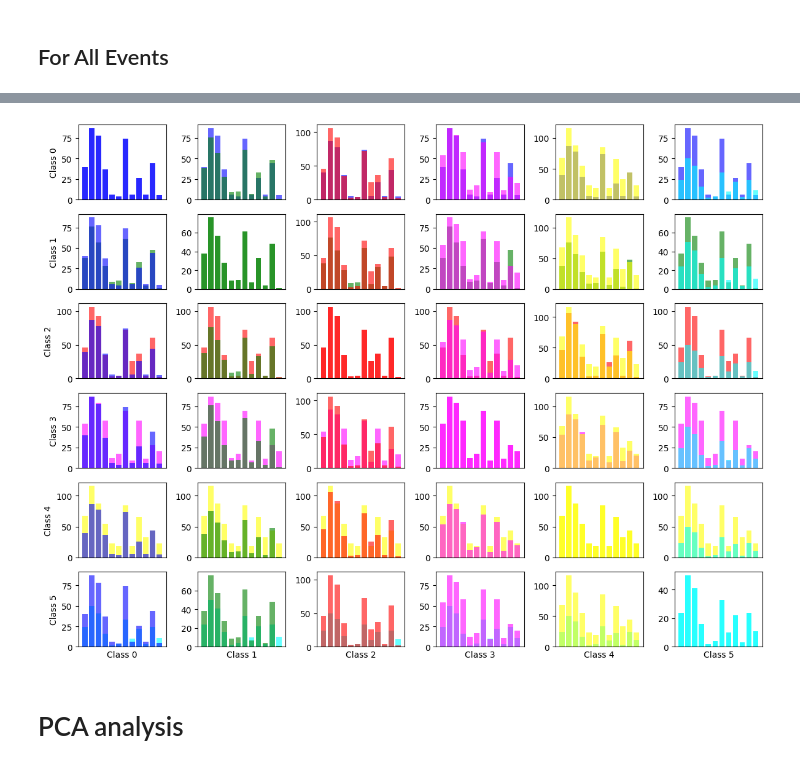
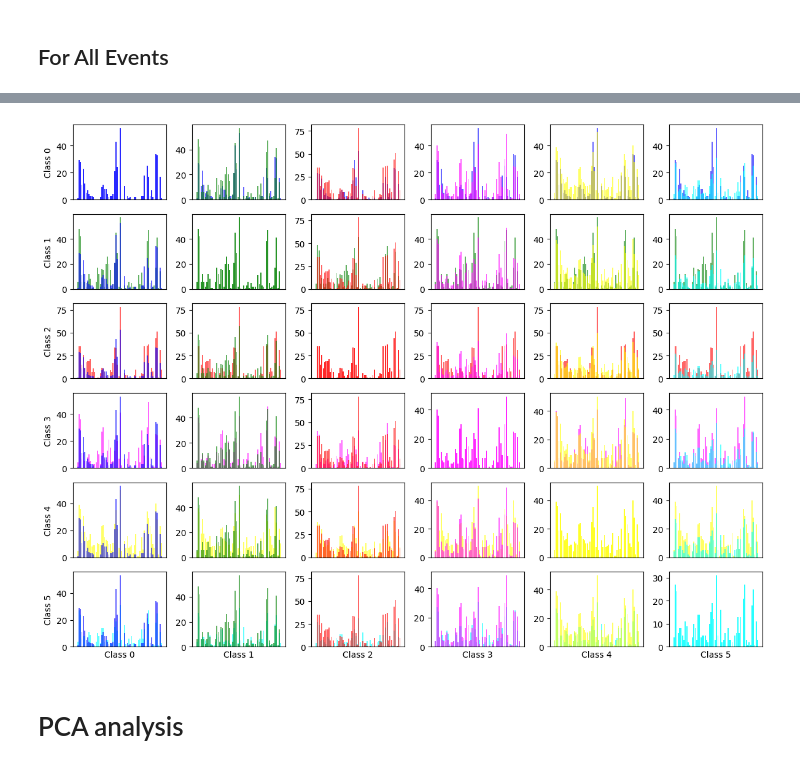
Before and after one commit to Fabiocufino/CMS-SpikingNeuralNetwork, a Jupyter notebook: Code/KNN.ipynb, the cells around one changed output, grey strips where cells are left out. Cells and saved outputs as stored; diff of their text form; code cells hidden in the pictures.

Commit message:
Pattern Neuron  V2.0

```diff
--- a/Code/KNN.ipynb
+++ b/Code/KNN.ipynb
@@ -94,0 +105,2 @@ plt.scatter(t_neur, ev1['Stream'][ev1['ID'] == 2], c='g')
+# %%
+tau = 1e-9
@@ -95,6 +111,6 @@ plt.scatter(t_neur, ev1['Stream'][ev1['ID'] == 2], c='g')
 # %%
-min_t_track = np.min(t_track)
-max_t_track = np.max(t_track)
+min_t_track = np.min(t_track)- 7*tau
+max_t_track = np.max(t_track)+ 7*tau
 
 mask_sel_neur = np.logical_and(t_neur>min_t_track, t_neur<max_t_track)
 mask_sel_neur
@@ -109,12 +130,9 @@ plt.xlim(min_t_track, max_t_track)
 # %%
 #Using min_t_track and max_t_track,let's bin in 10 bins the time interval and put the hits of neuron inside the bins
-n_bins = 12
+n_bins = 40
 bins = np.arange(1, n_bins+1)
 print(bins.shape)
 print(bins)
 hist_y, bin_edges_y = np.histogram(hit_neur[mask_sel_neur], bins=bins)
 hist_y
-# bins = np.linspace(min_t_track, max_t_track, n_bins)
-# hist, bin_edges = np.histogram(t_neur, bins=bins)
-# hist
 # %% [output]
@@ -142,8 +162,8 @@ def get_hist_neuron(N_EV, data, N_NEUR):
     t_neur = ev1['Time'][ev1['ID'] == 2]
     hit_neur = ev1['Stream'][ev1['ID'] == 2]
 
-    min_t_track = np.min(t_track) - 0.4e-7
-    max_t_track = np.max(t_track) + 0.4e-7
+    min_t_track = np.min(t_track) - 0.01e-7
+    max_t_track = np.max(t_track) + 0.01e-7
     mask_sel_neur = np.logical_and(t_neur>min_t_track, t_neur<max_t_track)
 
     bins = np.arange(0, N_NEUR+1)
@@ -183,10 +203,12 @@ for EV in N_EV_class5:
 # %%
-hist0 = np.zeros(12)
-hist1 = np.zeros(12)
-hist2 = np.zeros(12)
-hist3 = np.zeros(12)
-hist4 = np.zeros(12)
-hist5 = np.zeros(12)
+N_NEUR = 60
+
+hist0 = np.zeros(N_NEUR)
+hist1 = np.zeros(N_NEUR)
+hist2 = np.zeros(N_NEUR)
+hist3 = np.zeros(N_NEUR)
+hist4 = np.zeros(N_NEUR)
+hist5 = np.zeros(N_NEUR)
 
 H0 = []
 H1 = []
@@ -196,66 +218,66 @@ H4 = []
 H5 = []
 
 for EV in N_EV_class0:
-    hist0 = hist0 + get_hist_neuron(EV, data,12)
-    H0.append(get_hist_neuron(EV, data,12))
+    hist0 = hist0 + get_hist_neuron(EV, data,N_NEUR)
+    H0.append(get_hist_neuron(EV, data,N_NEUR))
 
 
 for EV in N_EV_class1:
-    hist1 = hist1 + get_hist_neuron(EV, data,12)
-    H1.append(get_hist_neuron(EV, data,12))
+    hist1 = hist1 + get_hist_neuron(EV, data,N_NEUR)
+    H1.append(get_hist_neuron(EV, data,N_NEUR))
 
 
 
 for EV in N_EV_class2:
-    hist2 = hist2 + get_hist_neuron(EV, data,12)
-    H2.append(get_hist_neuron(EV, data,12))
+    hist2 = hist2 + get_hist_neuron(EV, data,N_NEUR)
+    H2.append(get_hist_neuron(EV, data,N_NEUR))
 
 
 
 for EV in N_EV_class3:
-    hist3 = hist3 + get_hist_neuron(EV, data,12)
-    H3.append(get_hist_neuron(EV, data,12))
+    hist3 = hist3 + get_hist_neuron(EV, data,N_NEUR)
+    H3.append(get_hist_neuron(EV, data,N_NEUR))
 
 
 
 
 for EV in N_EV_class4:
-    hist4 = hist4 + get_hist_neuron(EV, data,12)
-    H4.append(get_hist_neuron(EV, data,12))
+    hist4 = hist4 + get_hist_neuron(EV, data,N_NEUR)
+    H4.append(get_hist_neuron(EV, data,N_NEUR))
 
 
 
 for EV in N_EV_class5:
-    hist5 = hist5 + get_hist_neuron(EV, data,12)
-    H5.append(get_hist_neuron(EV, data,12))
+    hist5 = hist5 + get_hist_neuron(EV, data,N_NEUR)
+    H5.append(get_hist_neuron(EV, data,N_NEUR))
 
 
 HISTS = [hist0, hist1, hist2, hist3, hist4, hist5]
 HISTS = np.array(HISTS)
 
 COLORS = ['b', 'g', 'r', 'magenta', 'yellow', 'cyan']
 
 #Now create a matrix plot comparing hist_i and hist_j
 plt.subplots(6,6, figsize=(12,9))
 for i in range(6):
     for j in range(6):
         plt.subplot(6,6,6*i+j+1)
         plt.bar(np.arange(len(HISTS[i])),HISTS[i], color = COLORS[i], alpha = 0.6)
         plt.bar(np.arange(len(HISTS[j])),HISTS[j], color = COLORS[j], alpha = 0.6)
         plt.xticks([])
 
         #I want the labels only on the right and on the top
         if j == 0:
             plt.ylabel('Class {}'.format(i))
         if i == 5:
             plt.xlabel('Class {}'.format(j))
         #plot the axes on every histo
 
 
 
 plt.tight_layout()
 # %% [output]
-[figure, old version]
+[figure, new version]
 # %% [markdown]
 # PCA analysis
 # %%
```
Also changed, not shown: parts of 30 cells of this notebook, 7 other files.
